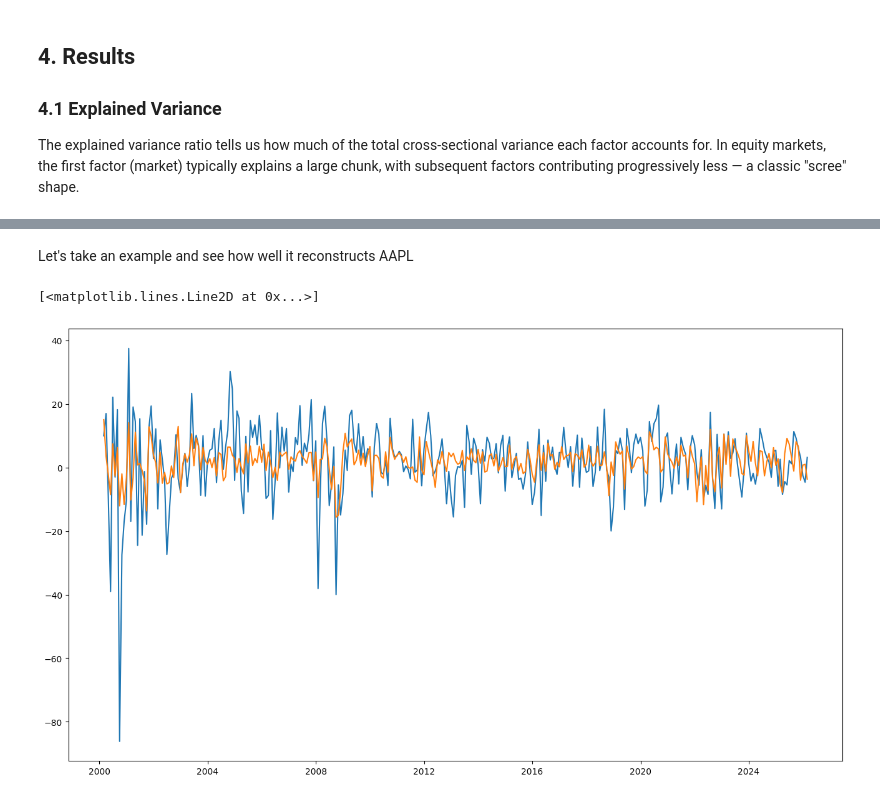
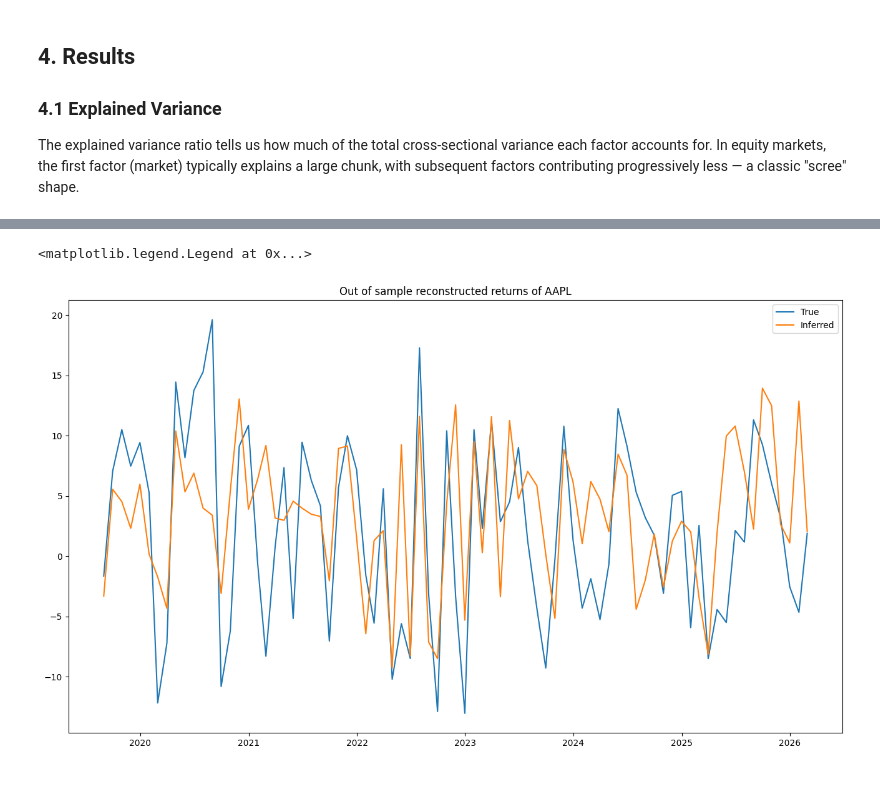
Before and after one commit to tingiskhan/rustypca, a Jupyter notebook: notebooks/demo.ipynb, the cells around one changed output, grey strips where cells are left out. Saved outputs shown, nothing was run; the diff lists cells and outputs as text; code cells hidden in the pictures.

```diff
--- a/notebooks/demo.ipynb
+++ b/notebooks/demo.ipynb
@@ -126,20 +119,20 @@ The remaining factors are left unconstrained (`0`).
 from sklearn.pipeline import make_pipeline
 from sklearn.preprocessing import RobustScaler
 from sklearn.impute import SimpleImputer
+from sklearn.model_selection import train_test_split
 from ppca import PPCA
-# from sklearn.decomposition import PCA as PPCA
 
-N_COMPONENTS = 7
-signs = [1] + [0] * (N_COMPONENTS - 1)  # constrain factor 1 to be a "long" market factor
+x_train, x_test = train_test_split(ret, shuffle=False)
+
+N_COMPONENTS = 12
 
 ppca = PPCA(
     n_components=N_COMPONENTS,
     max_iterations=100,
-    tol=1e-4,
-    loading_signs=signs,
+    tol=1e-5,
     random_state=1234,
     l2_penalty=1.0,
-    noise_type="isotropic",
+    noise_type="diagonal",
 )
 
 pipe = make_pipeline(
@@ -147,6 +140,8 @@ pipe = make_pipeline(
     ppca
 )
 
-factors = pipe.fit_transform(X, ppca__missing_mask=mask)
+mask = ~np.isfinite(x_train.values)
+
+factors = pipe.fit_transform(x_train.values, ppca__missing_mask=mask)
 print(f"Factor matrix shape: {factors.shape}  (months × components)")
 # %% [output]
@@ -213,17 +189,24 @@ ax.set_xlim([ret.index.min(), ret.index.max()])
-# %% [markdown]
-Let's take an example and see how well it reconstructs AAPL
 # %%
-aapl_index = ret.columns.tolist().index("AAPL")
+import matplotlib.pyplot as plt
 
-X_inferred = pipe.inverse_transform(factors)
+plt.rcParams["figure.figsize"] = (16, 9)
+
+factors_test = pipe.transform(x_test)
+
+stock = "AAPL"
+aapl_index = ret.columns.tolist().index(stock)
+
+x_test_inferred = pipe.inverse_transform(factors_test)
 
 fig, ax = plt.subplots()
 
-ax.plot(ret.index, ret.values[:, aapl_index])
+ax.plot(x_test.index, x_test.values[:, aapl_index], label="True")
+ax.plot(x_test.index, x_test_inferred[:, aapl_index], label="Inferred")
 
-ax.plot(ret.index, X_inferred[:, aapl_index])
+ax.set_title(f"Out of sample reconstructed returns of {stock}")
+ax.legend()
 # %% [output]
-[<matplotlib.lines.Line2D at 0x...>]
+<matplotlib.legend.Legend at 0x...>
-[figure, old version]
+[figure, new version]
 # %% [markdown]
 ## Summary
```
Also changed, not shown: parts of 7 cells of this notebook.
